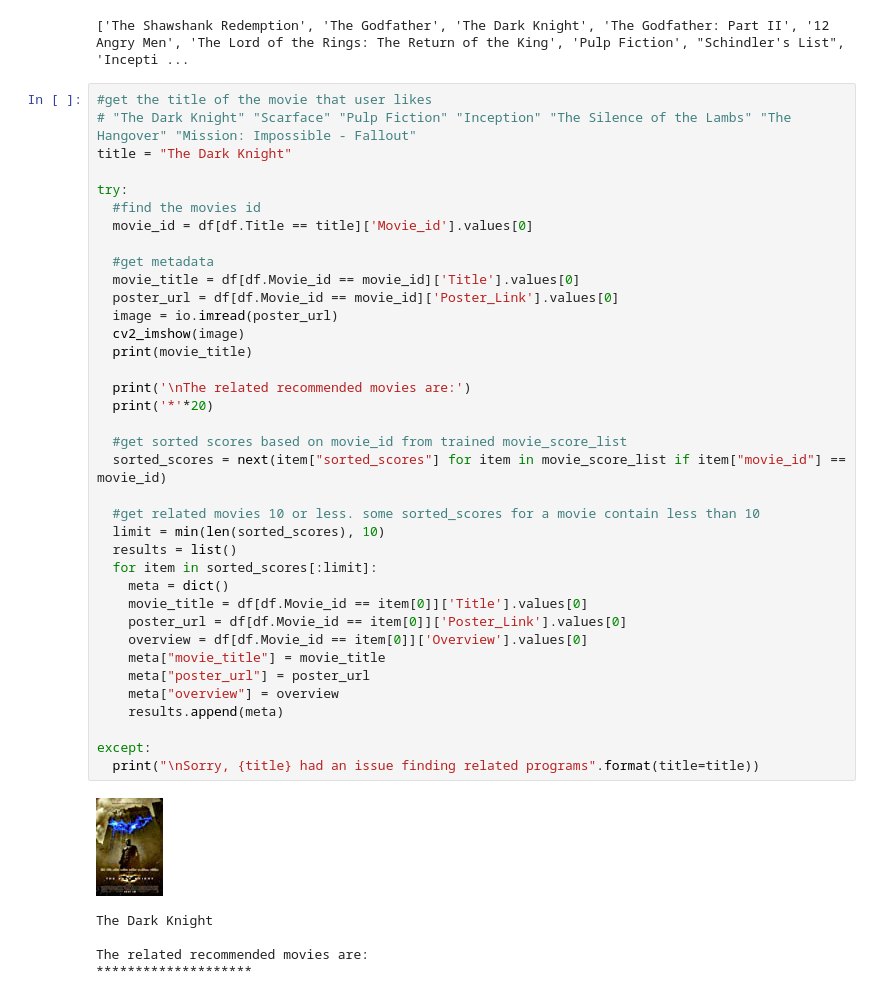
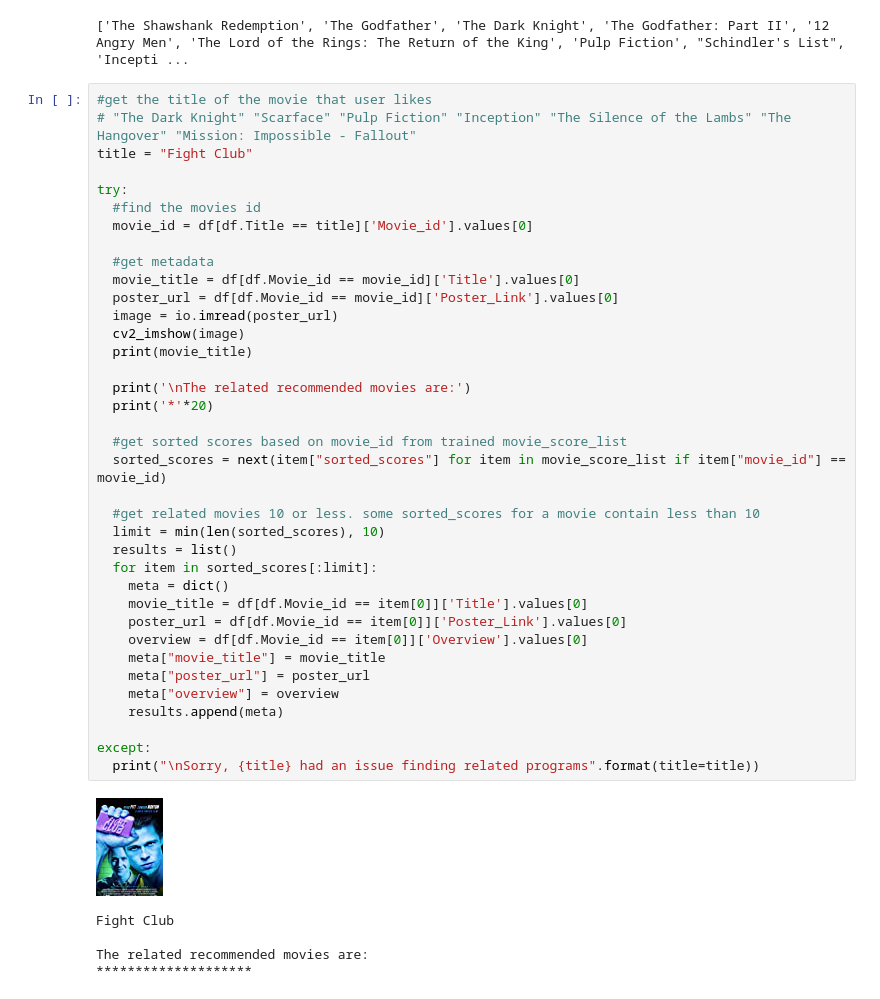
Before and after one commit to quangly/MovieRecommendation, a Jupyter notebook: MovieRecommendation.ipynb, the cells around one changed output. Drawn from its saved outputs; the diff is of its cells as text.

```diff
--- a/MovieRecommendation.ipynb
+++ b/MovieRecommendation.ipynb
@@ -141,7 +145,7 @@ print(list(df['Title'].unique()))
 # %%
 #get the title of the movie that user likes
 # "The Dark Knight" "Scarface" "Pulp Fiction" "Inception" "The Silence of the Lambs" "The Hangover" "Mission: Impossible - Fallout"
-title = "The Dark Knight"
+title = "Fight Club"
 
 try:
   #find the movies id
@@ -149,35 +153,35 @@ try:
 
   #get metadata
   movie_title = df[df.Movie_id == movie_id]['Title'].values[0]
   poster_url = df[df.Movie_id == movie_id]['Poster_Link'].values[0]
   image = io.imread(poster_url)
   cv2_imshow(image)
   print(movie_title)
 
   print('\nThe related recommended movies are:')
   print('*'*20)
 
   #get sorted scores based on movie_id from trained movie_score_list
   sorted_scores = next(item["sorted_scores"] for item in movie_score_list if item["movie_id"] == movie_id)
 
   #get related movies 10 or less. some sorted_scores for a movie contain less than 10
   limit = min(len(sorted_scores), 10)
   results = list()
   for item in sorted_scores[:limit]:
     meta = dict()
     movie_title = df[df.Movie_id == item[0]]['Title'].values[0]
     poster_url = df[df.Movie_id == item[0]]['Poster_Link'].values[0]
     overview = df[df.Movie_id == item[0]]['Overview'].values[0]
     meta["movie_title"] = movie_title
     meta["poster_url"] = poster_url
     meta["overview"] = overview
     results.append(meta)
 
 except:
   print("\nSorry, {title} had an issue finding related programs".format(title=title))
 # %% [output]
-[figure, old version]
+[figure, new version]
-The Dark Knight
+Fight Club
 
 The related recommended movies are:
 ********************
```
Also changed, not shown: parts of 4 cells of this notebook.
